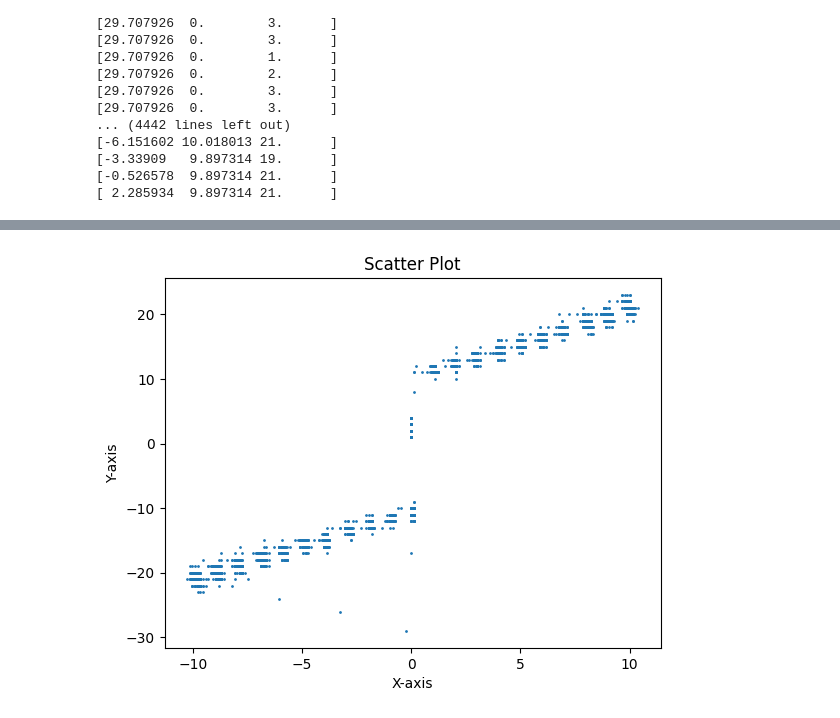
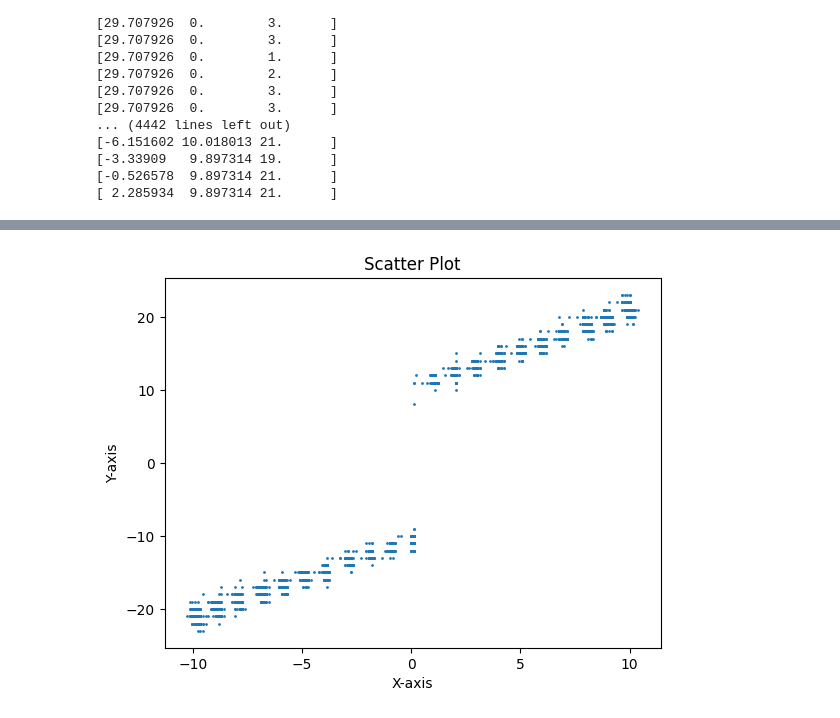
Before and after one commit to dthung99/Advanced_Medical_Robotics_MSc_course, a Jupyter notebook: Data/Plot_data.ipynb, the cells around one changed output, grey strips where cells are left out. Cells and saved outputs as stored; diff of their text form; code cells hidden in the pictures.

```diff
--- a/Data/Plot_data.ipynb
+++ b/Data/Plot_data.ipynb
@@ -70,0 +63,3 @@ print(data)
+# %%
+k = data[253:-1,:]
+print(k)
@@ -71,13 +74,13 @@ print(data)
 # %%
 import matplotlib.pyplot as plt
-plt.scatter(data[:,1], data[:,2], s=1)
+plt.scatter(k[:,1], k[:,2], s=1)
 
 # Adding labels and title
 plt.xlabel('X-axis')
 plt.ylabel('Y-axis')
 plt.title('Scatter Plot')
 
 # Display the plot
 plt.show()
 # %% [output]
-[figure, old version]
+[figure, new version]
```
Also changed, not shown: parts of 6 cells of this notebook, 10 other files.
